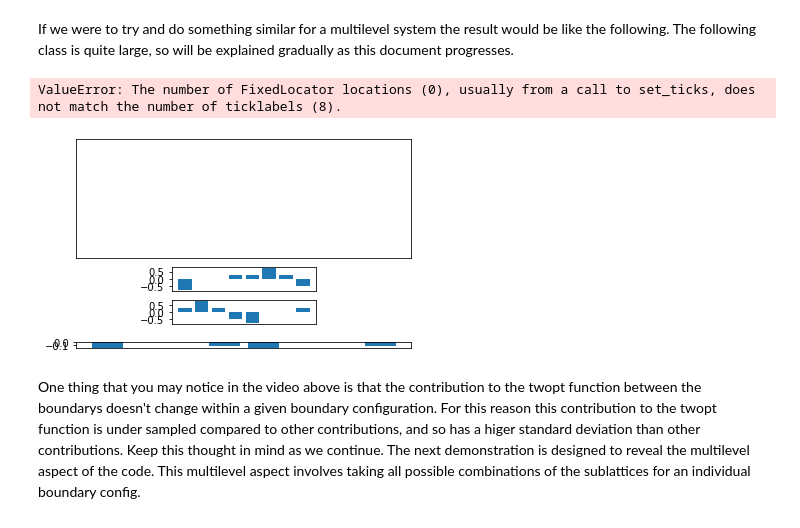
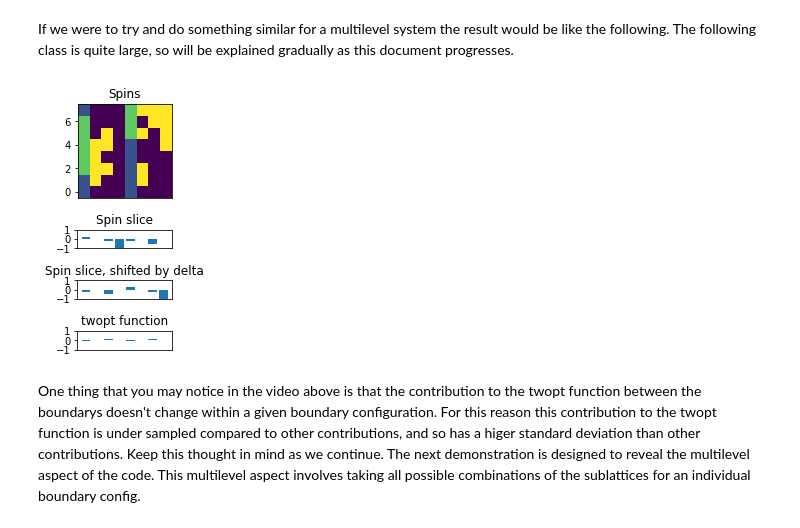
Before and after one commit to BenKMorley/Multilevel_notebook, a Jupyter notebook: Multilevel_Ising.ipynb, the cells around one changed output. Cells and saved outputs as stored; diff of their text form; code cells hidden in the pictures.

```diff
--- a/Multilevel_Ising.ipynb
+++ b/Multilevel_Ising.ipynb
@@ -58,6 +60,23 @@ def template_twopt(L, beta, N, initial, step, delta, directory=False):
 
   else:
     return f"L{L}_beta{beta}_N{N}_step{step}_initial{initial}_delta{delta}.npy"
+
+def template_twopt_multi(L, beta, N, initial, delta, M, Mstep, Nstep, source_file_step, splitting, directory=False):
+  if directory:
+    return f"{base_directory}twopt/multi_slice/"
+
+  else:
+    return f"""L{L}_beta{beta}_N{N}_M{M}_source_step{source_file_step}_Nstep{Nstep}_Mstep{Mstep}_initial{initial}_delta{delta}_splitting{splitting}.npy"""
+
+def temptlate_twopt_multi_weighted(L, beta, N, M, source_file_step, Nstep, Mstep, initial, delta, no_samples, weights="optimized", seed=None, bin_size=1,                                           directory=False):
+  if directory:
+    directory = f"{base_directory}twopt_weighted/multi_slice/"
+
+  else:
+    if seed is None:
+     filename = f"L{self.L}_beta{self.beta}_N{self.N}_M{self.M}_source_step{self.source_file_step}_Nstep{self.Nstep}_Mstep{self.Mstep}_initial{self.initial}_delta{delta}_no_samples{no_samples}_seed{seed}_weights{weights}_bin_size{bin_size}.npy"
+    else:
+      filename = f"L{self.L}_beta{self.beta}_N{self.N}_M{self.M}_source_step{self.source_file_step}_Nstep{self.Nstep}_Mstep{self.Mstep}_initial{self.initial}_delta{delta}_no_samples{no_samples}_weights{weights}_bin_size{bin_size}.npy"
 # %% [markdown]
 # 1. The Ising Model
 ## 1.1. Utility Functions
@@ -1174,15 +760,15 @@ class multi_slice_ising:
 # %%
 data = multi_slice_ising(8, 0.2, 10, 10, 2)
 
-anim = animate_twopt(data, 100, 1, 4, save_fig=False, filename=None,
-            show_fig=False, multilevel=True)
+anim = animate_twopt(data, 100, 1, 4, multilevel=True)
 
-rc('animation', html='html5')
+anim.save('slice_twopt_multi.gif', dpi=500)
 
-HTML(anim.to_html5_video())
+# rc('animation', html='html5')
+
+# HTML(anim.to_html5_video())
 # %% [output]
-ValueError: The number of FixedLocator locations (0), usually from a call to set_ticks, does not match the number of ticklabels (8).
-[figure, old version]
+[figure, new version]
 # %% [markdown]
 One thing that you may notice in the video above is that the contribution to the twopt function between the boundarys doesn't change within a given boundary configuration. For this reason this contribution to the twopt function is under sampled compared to other contributions, and so has a higer standard deviation than other contributions. Keep this thought in mind as we continue. The next demonstration is designed to reveal the multilevel aspect of the code. This multilevel aspect involves taking all possible combinations of the sublattices for an individual boundary config.
 # %%
```
Also changed, not shown: parts of 14 cells of this notebook, 2 other files.
